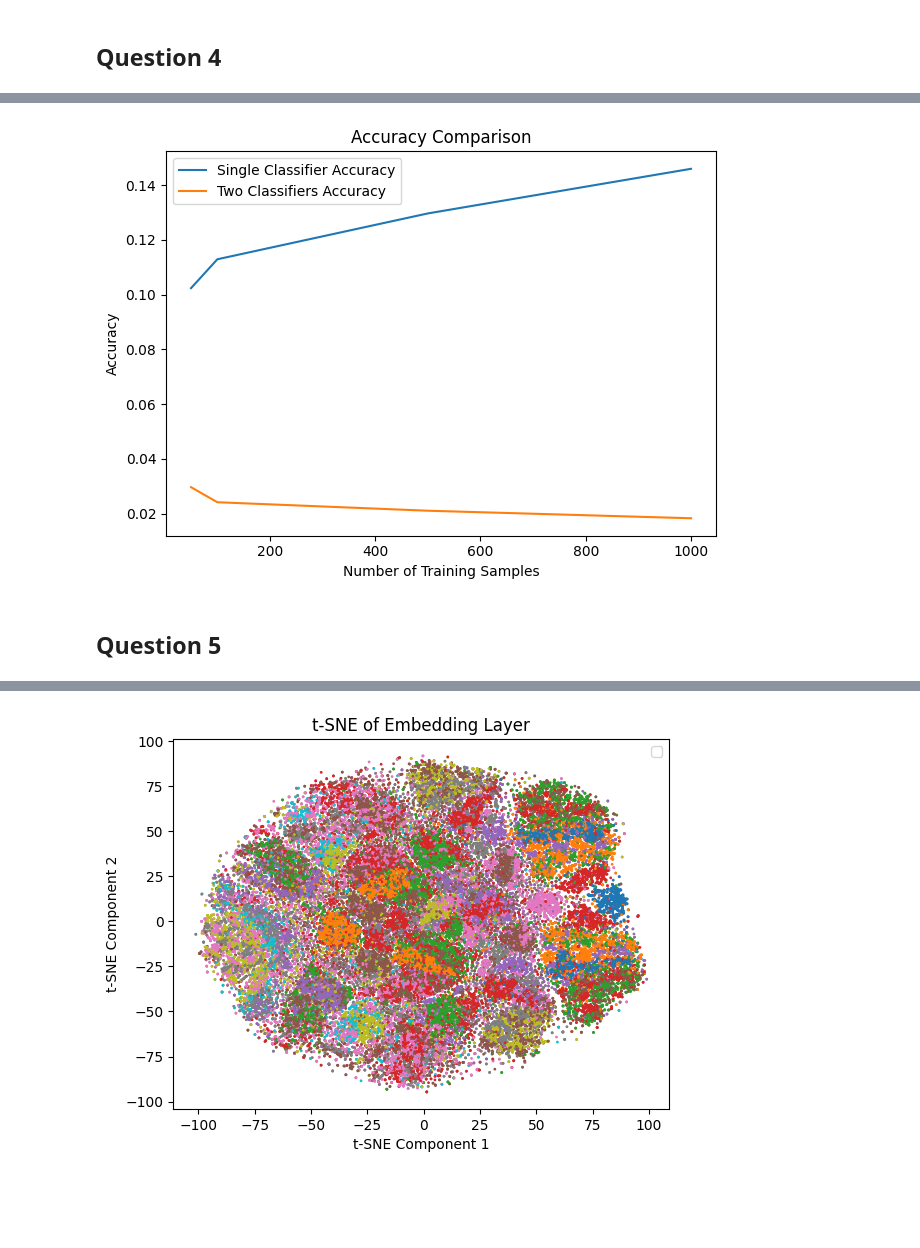
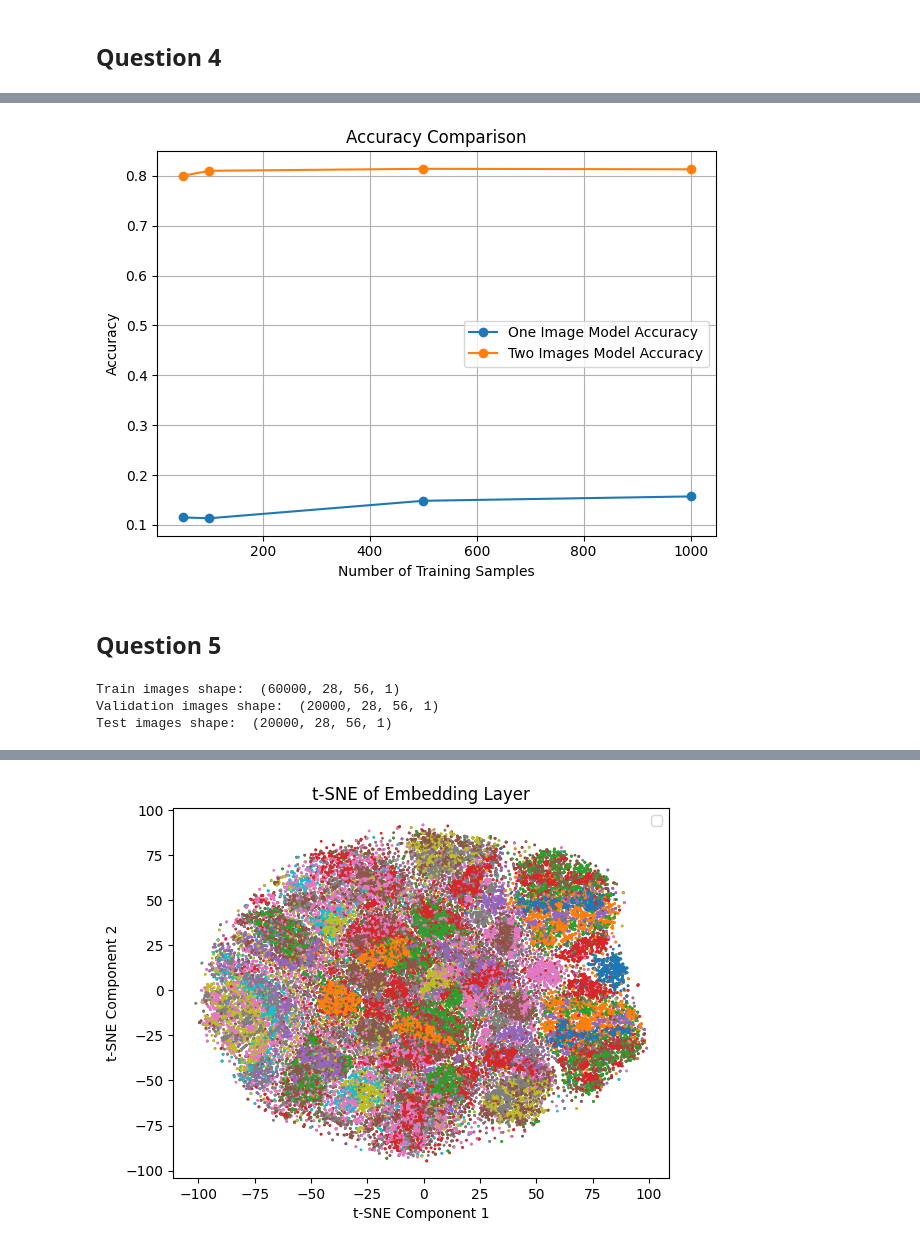
Before and after one commit to john-zhaoyuanzhen/Machine-Learning-Coursework, a Jupyter notebook: m1.ipynb, the cells around one changed output, grey strips where cells are left out. Saved outputs shown, nothing was run; the diff lists cells and outputs as text; code cells hidden in the pictures; blank space fills up the shorter version.

```diff
--- a/m1.ipynb
+++ b/m1.ipynb
@@ -167,7 +195,8 @@ Best validation accuracy: 0.9285
 # %%
 # Build the best model with the optimized parameters
 best_model = Sequential([
-    Flatten(input_shape=(28, 56, 1)),
+    Input(shape=(28, 56, 1)),
+    Flatten(),
     Dense(best_params['units_layer1'], activation='relu'),
     Dropout(best_params['dropout_rate']),
     Dense(best_params['units_layer2'], activation='relu'),
@@ -182,13 +211,15 @@ best_model.compile(
 
 # Train the best model on the full training set
 best_model.fit(
-    train_images, train_labels_categorical,
-    validation_data=(val_images, val_labels_categorical),
+    train_images, train_labels,
+    validation_data=(val_images, val_labels),
     epochs=20,
     batch_size=best_params['batch_size']
 )
 
-test_loss, test_accuracy = best_model.evaluate(test_images, test_labels_categorical)
+test_predictions = best_model.predict(test_images).argmax(axis=1)
+
+test_accuracy = accuracy_score(test_labels.argmax(axis=1), test_predictions)
 
 print(f"Test accuracy: {test_accuracy:.4f}")
 # %% [output]
@@ -311,0 +316,5 @@ def train_two_classifiers(X_train, y_train, X_test, y_test):
+# %%
+print("ONE IMAGE")
+(train_images, train_labels), (val_images, val_labels), (test_images, test_labels) = generate_combined_dataset(images, labels, 12000, label_one_hot=True)
+print("\nTWO IMAGES")
+(train_separate_images, train_separate_labels), (val_separate_images, val_separate_labels), (test_separate_images, test_separate_labels) = generate_dataset(images, labels, 12000, label_one_hot=True)
@@ -318,10 +337,13 @@ for size in sample_sizes:
     # Sample a subset for training
     train_images_subset, train_labels_subset = train_images[:size], train_labels[:size]
 
-    # Method 1: Single classifier on 56x28
-    acc_single = train_single_classifier(train_images_subset, train_labels_subset, test_images, test_labels)
+    # Method 1: Classify on a single 56x28 image
+    acc_single = one_image_model(train_images_subset, train_labels_subset, test_images, test_labels)
     results_single.append((size, acc_single))
 
-    # Method 2: Two classifiers on 28x28 parts
-    acc_two = train_two_classifiers(train_images_subset, train_labels_subset, test_images, test_labels)
+    test_images_first, test_labels_first = test_separate_images[:size], test_separate_labels[:size]
+    test_images_second, test_labels_second = test_separate_images[size:2*size], test_separate_labels[size:2*size]
+
+    # Method 2: Classify on two separate 28x28 images
+    acc_two = two_images_model(train_separate_images, train_separate_labels, test_images_first, test_labels_first, test_images_second, test_labels_second)
     results_two.append((size, acc_two))
@@ -328,23 +363,29 @@ for size in sample_sizes:
 # %%
-# Visualize results
+# Visualise results
 results_single = np.array(results_single)
 results_two = np.array(results_two)
 
 plt.figure()
 
-plt.plot(results_single[:, 0], results_single[:, 1], label="Single Classifier Accuracy")
-plt.plot(results_two[:, 0], results_two[:, 1], label="Two Classifiers Accuracy")
+plt.plot(results_single[:, 0], results_single[:, 1], label="One Image Model Accuracy", marker='o')
+plt.plot(results_two[:, 0], results_two[:, 1], label="Two Images Model Accuracy", marker='o')
 plt.xlabel("Number of Training Samples")
 plt.ylabel("Accuracy")
 plt.title("Accuracy Comparison")
 plt.legend()
-
+plt.grid()
 plt.tight_layout()
 plt.show()
 # %% [output]
-[figure, old version]
+[figure, new version]
 # %% [markdown]
 ## Question 5
 # %%
 from sklearn.manifold import TSNE
+# %%
+(train_images, train_labels), (val_images, val_labels), (test_images, test_labels) = generate_combined_dataset(images, labels, dataset_size=100000, label_one_hot=True)
+# %% [output]
+Train images shape:  (60000, 28, 56, 1)
+Validation images shape:  (20000, 28, 56, 1)
+Test images shape:  (20000, 28, 56, 1)
 # %%
```
Also changed, not shown: parts of 28 cells of this notebook, 1 other file.
